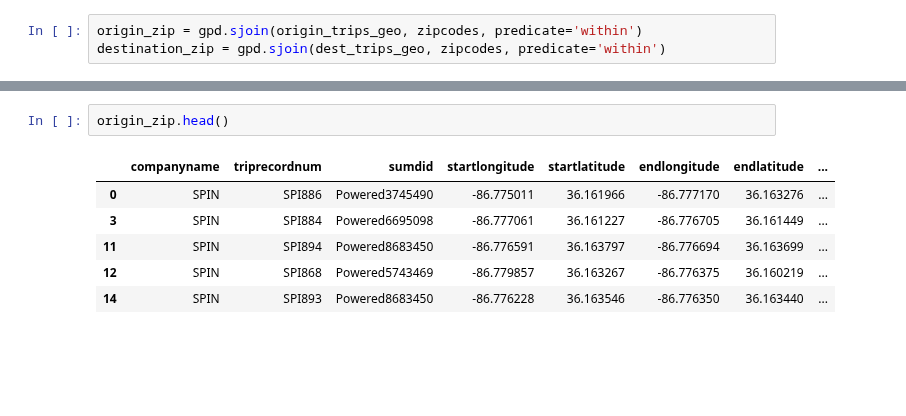
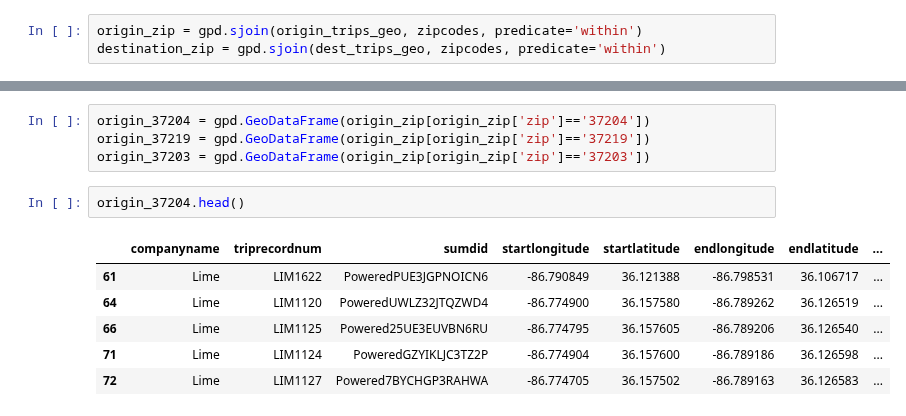
Before and after one commit to NSS-Data-Analytics-Cohort-10/scooters-group-6, a Jupyter notebook: notebooks/scooters.ipynb, the cells around one changed output, grey strips where cells are left out. Drawn from its saved outputs; the diff is of its cells as text; blank space fills up the shorter version.

```diff
--- a/notebooks/scooters.ipynb
+++ b/notebooks/scooters.ipynb
@@ -318,9 +424,13 @@ destination_zip = gpd.sjoin(dest_trips_geo, zipcodes, predicate='within')
+# %%
+origin_37204 = gpd.GeoDataFrame(origin_zip[origin_zip['zip']=='37204'])
+origin_37219 = gpd.GeoDataFrame(origin_zip[origin_zip['zip']=='37219'])
+origin_37203 = gpd.GeoDataFrame(origin_zip[origin_zip['zip']=='37203'])
 # %%
-origin_zip.head()
+origin_37204.head()
 # %% [output]
 |  | companyname | triprecordnum | sumdid | startlongitude | startlatitude | endlongitude | endlatitude | ... |
-| 0 | SPIN | SPI886 | Powered3745490 | -86.775011 | 36.161966 | -86.777170 | 36.163276 | ... |
-| 3 | SPIN | SPI884 | Powered6695098 | -86.777061 | 36.161227 | -86.776705 | 36.161449 | ... |
-| 11 | SPIN | SPI894 | Powered8683450 | -86.776591 | 36.163797 | -86.776694 | 36.163699 | ... |
-| 12 | SPIN | SPI868 | Powered5743469 | -86.779857 | 36.163267 | -86.776375 | 36.160219 | ... |
-| 14 | SPIN | SPI893 | Powered8683450 | -86.776228 | 36.163546 | -86.776350 | 36.163440 | ... |
+| 61 | Lime | LIM1622 | PoweredPUE3JGPNOICN6 | -86.790849 | 36.121388 | -86.798531 | 36.106717 | ... |
+| 64 | Lime | LIM1120 | PoweredUWLZ32JTQZWD4 | -86.774900 | 36.157580 | -86.789262 | 36.126519 | ... |
+| 66 | Lime | LIM1125 | Powered25UE3EUVBN6RU | -86.774795 | 36.157605 | -86.789206 | 36.126540 | ... |
+| 71 | Lime | LIM1124 | PoweredGZYIKLJC3TZ2P | -86.774904 | 36.157600 | -86.789186 | 36.126598 | ... |
+| 72 | Lime | LIM1127 | Powered7BYCHGP3RAHWA | -86.774705 | 36.157502 | -86.789163 | 36.126583 | ... |
```
Also changed, not shown: parts of 19 cells of this notebook, 1 other file.
